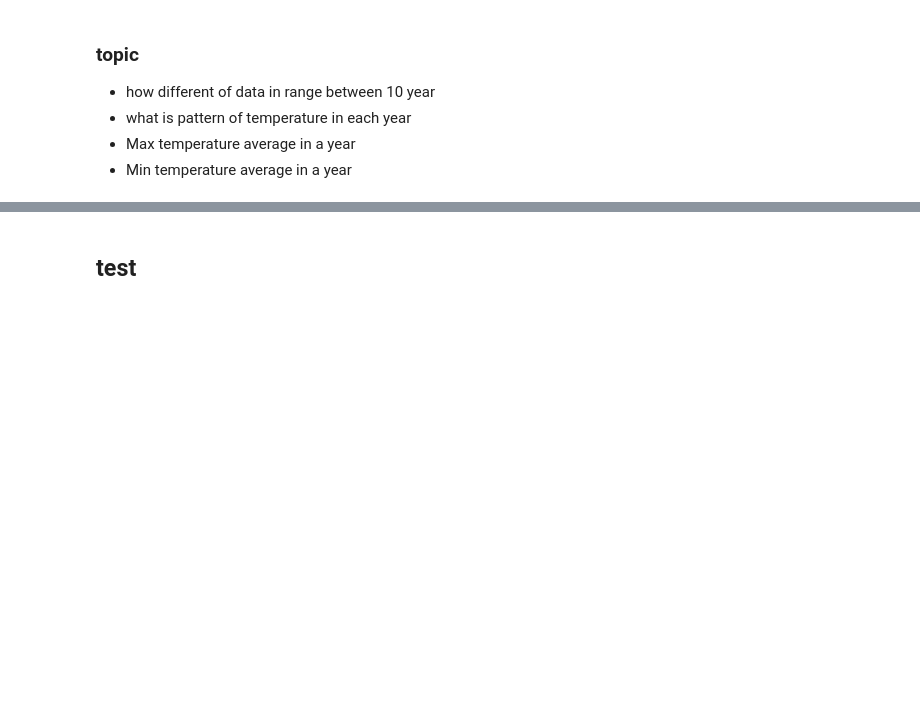
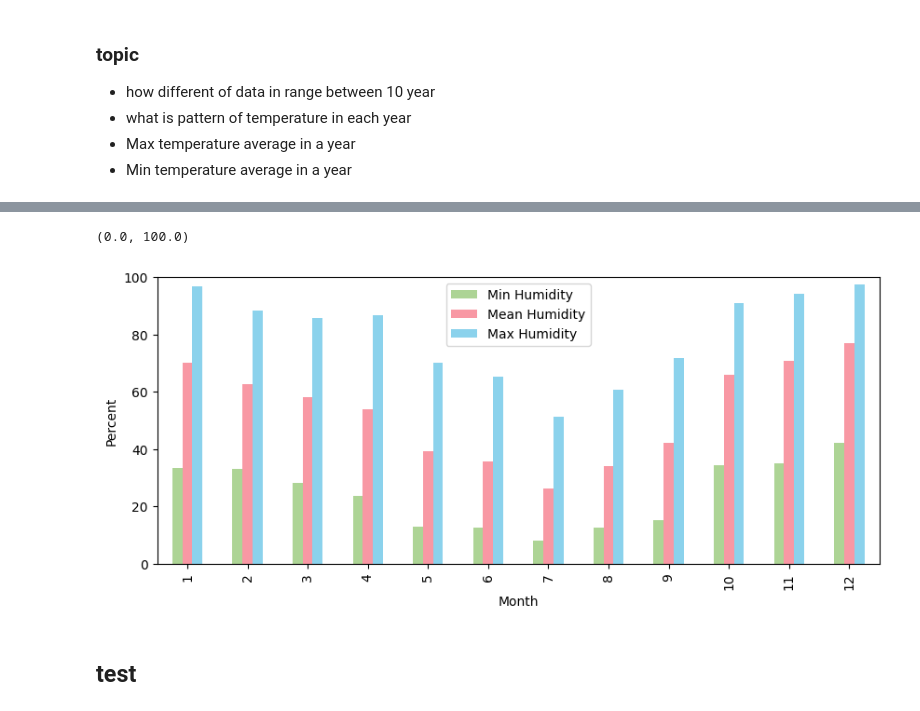
Before and after one commit to nnyPRO/Daily_Weather, a Jupyter notebook: code/project.ipynb, the cells around one changed output, grey strips where cells are left out. Cells and saved outputs as stored; diff of their text form; code cells hidden in the pictures; blank space fills up the shorter version.

```diff
--- a/code/project.ipynb
+++ b/code/project.ipynb
@@ -333,7 +416,13 @@ focus_data_month = focus_data_month.groupby(focus_data_month.CET.dt.month)
 min_temp_m = pd.DataFrame(focus_data_month['Min TemperatureC'].mean())
 max_temp_m = pd.DataFrame(focus_data_month['Max TemperatureC'].mean())
 mean_temp_m = pd.DataFrame(focus_data_month['Mean TemperatureC'].mean())
+# %%
+min_humi_m = pd.DataFrame(focus_data_month['Min Humidity'].mean())
+max_humi_m = pd.DataFrame(focus_data_month['Max Humidity'].mean())
+mean_humi_m = pd.DataFrame(focus_data_month['Mean Humidity'].mean())
 # %%
 # group three data
 temp_m = pd.concat([min_temp_m, mean_temp_m, max_temp_m], axis=1)
 temp_m
+humi_m = pd.concat([min_humi_m, mean_humi_m, max_humi_m], axis=1)
+humi_m
@@ -353,3 +471,13 @@ plt.ylim(-5,40)
+# %%
+# temperature in latest year
+humi_m.plot(kind="bar", figsize = (10, 4), color={'Max Humidity': '#8BD2EC', 'Mean Humidity': '#F898A4', 'Min Humidity': '#ADD495'})
+# temp_m.plot(kind="bar", figsize = (10, 4), color=['blue', 'oran'])
+plt.xlabel("Month")
+plt.ylabel("Percent")
+plt.ylim(0,100)
+# %% [output]
+(0.0, 100.0)
+[figure, added]
 # %% [markdown]
 ## test
 # %%
```
Also changed, not shown: parts of 12 cells of this notebook.
